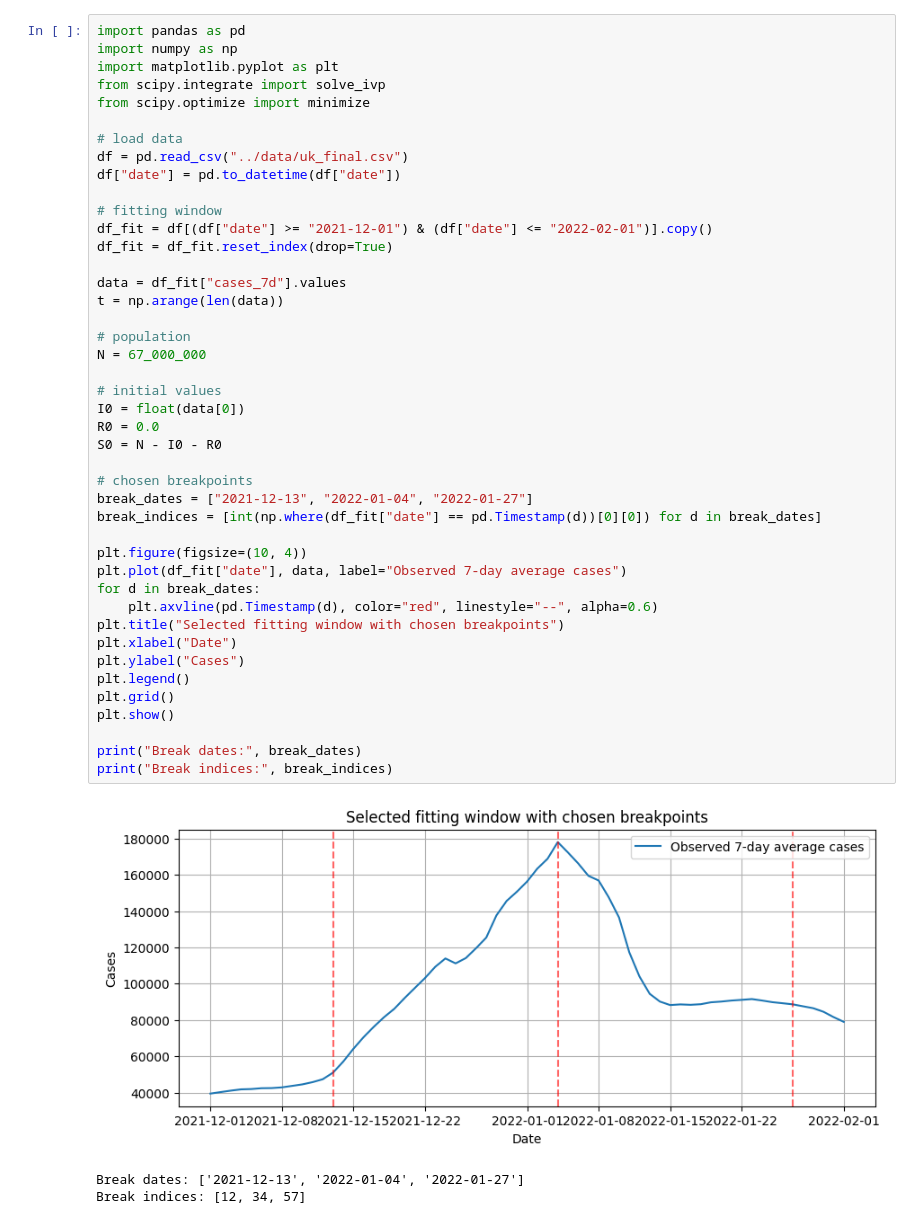
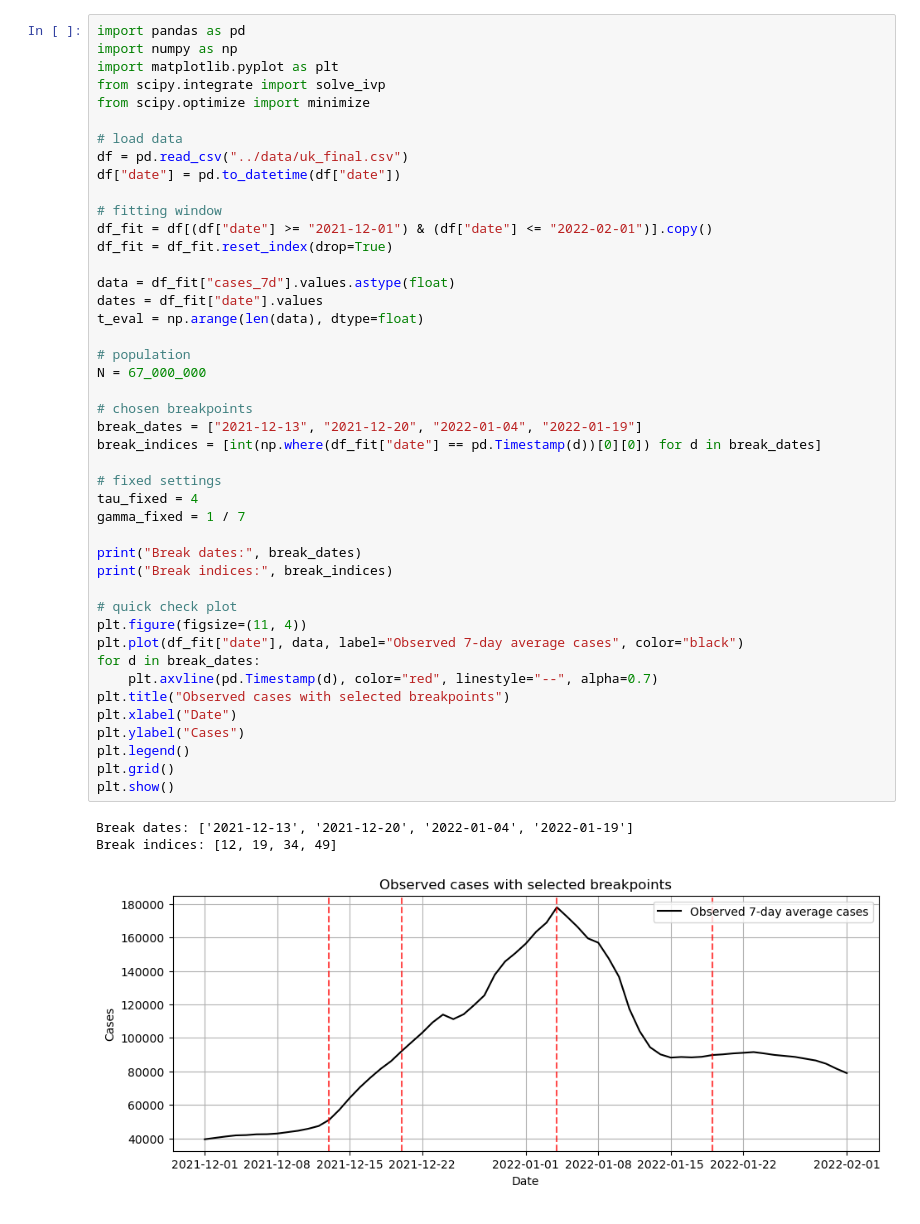
Before and after one commit to SequorIkkyu/covid-m4r, a Jupyter notebook: notebooks/sir_beta_depend_uk1.ipynb, the cells around one changed output. Cells and saved outputs as stored; diff of their text form.

```diff
--- a/notebooks/sir_beta_depend_uk1.ipynb
+++ b/notebooks/sir_beta_depend_uk1.ipynb
@@ -1,48 +1,49 @@
 # %%
 import pandas as pd
 import numpy as np
 import matplotlib.pyplot as plt
 from scipy.integrate import solve_ivp
 from scipy.optimize import minimize
 
 # load data
 df = pd.read_csv("../data/uk_final.csv")
 df["date"] = pd.to_datetime(df["date"])
 
 # fitting window
 df_fit = df[(df["date"] >= "2021-12-01") & (df["date"] <= "2022-02-01")].copy()
 df_fit = df_fit.reset_index(drop=True)
 
-data = df_fit["cases_7d"].values
-t = np.arange(len(data))
+data = df_fit["cases_7d"].values.astype(float)
+dates = df_fit["date"].values
+t_eval = np.arange(len(data), dtype=float)
 
 # population
 N = 67_000_000
 
-# initial values
-I0 = float(data[0])
-R0 = 0.0
-S0 = N - I0 - R0
-
 # chosen breakpoints
-break_dates = ["2021-12-13", "2022-01-04", "2022-01-27"]
+break_dates = ["2021-12-13", "2021-12-20", "2022-01-04", "2022-01-19"]
 break_indices = [int(np.where(df_fit["date"] == pd.Timestamp(d))[0][0]) for d in break_dates]
 
-plt.figure(figsize=(10, 4))
-plt.plot(df_fit["date"], data, label="Observed 7-day average cases")
+# fixed settings
+tau_fixed = 4
+gamma_fixed = 1 / 7
+
+print("Break dates:", break_dates)
+print("Break indices:", break_indices)
+
+# quick check plot
+plt.figure(figsize=(11, 4))
+plt.plot(df_fit["date"], data, label="Observed 7-day average cases", color="black")
 for d in break_dates:
-    plt.axvline(pd.Timestamp(d), color="red", linestyle="--", alpha=0.6)
-plt.title("Selected fitting window with chosen breakpoints")
+    plt.axvline(pd.Timestamp(d), color="red", linestyle="--", alpha=0.7)
+plt.title("Observed cases with selected breakpoints")
 plt.xlabel("Date")
 plt.ylabel("Cases")
 plt.legend()
 plt.grid()
 plt.show()
-
-print("Break dates:", break_dates)
-print("Break indices:", break_indices)
 # %% [output]
+Break dates: ['2021-12-13', '2021-12-20', '2022-01-04', '2022-01-19']
+Break indices: [12, 19, 34, 49]
-[figure, old version]
+[figure, new version]
-Break dates: ['2021-12-13', '2022-01-04', '2022-01-27']
-Break indices: [12, 34, 57]
 # %%
```
Also changed, not shown: parts of 2 cells of this notebook, 8 other files.
